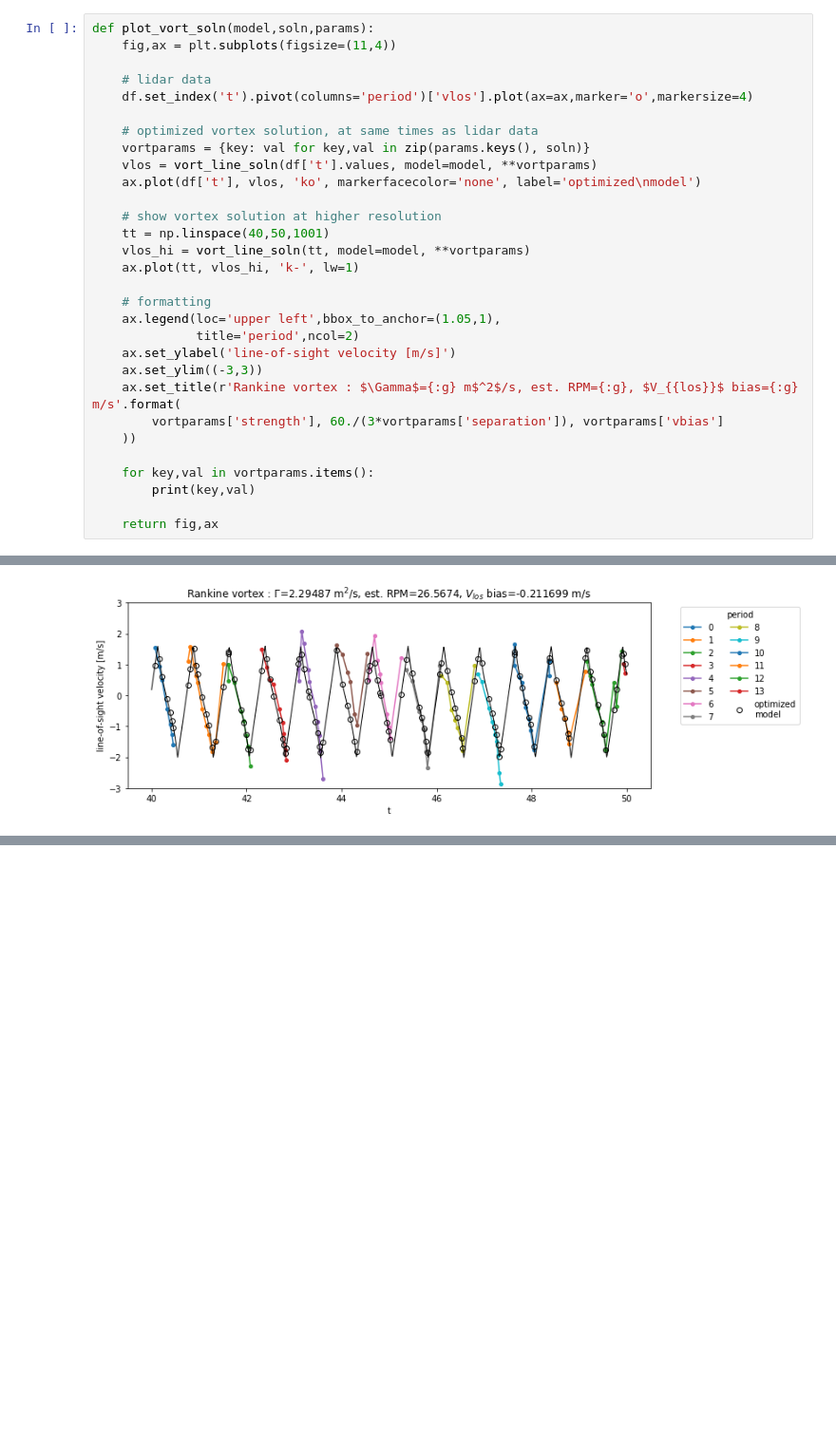
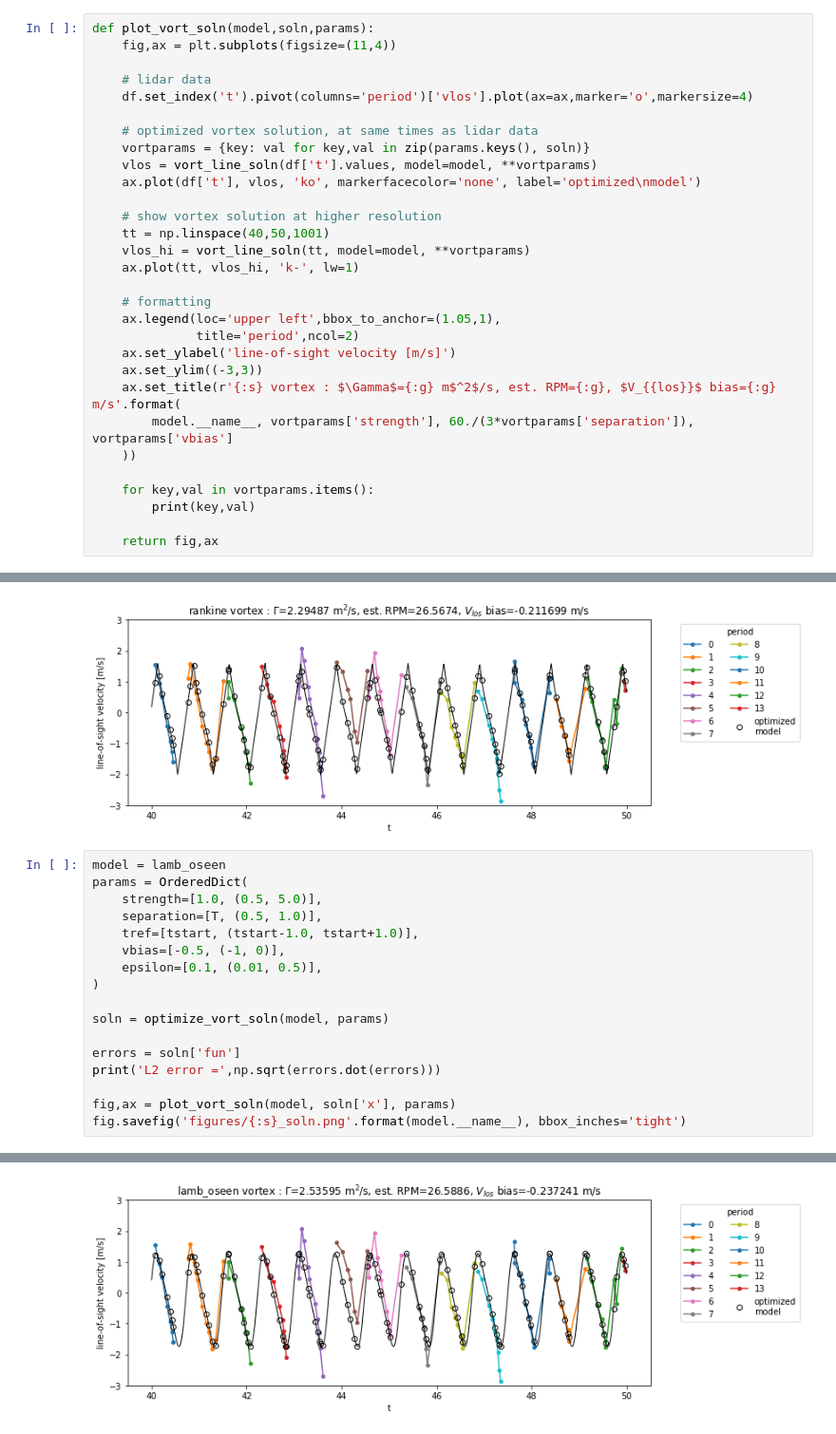
Before and after one commit to ewquon/analysis, a Jupyter notebook: WakeDynamics/V52_lidar/estimate_vortex_properties.ipynb, the cells around one changed output, grey strips where cells are left out. Shown: that part at 95% size. Saved outputs shown, nothing was run; the diff lists cells and outputs as text; blank space fills up the shorter version.

```diff
--- a/WakeDynamics/V52_lidar/estimate_vortex_properties.ipynb
+++ b/WakeDynamics/V52_lidar/estimate_vortex_properties.ipynb
@@ -183,8 +210,8 @@ def plot_vort_soln(model,soln,params):
               title='period',ncol=2)
     ax.set_ylabel('line-of-sight velocity [m/s]')
     ax.set_ylim((-3,3))
-    ax.set_title(r'Rankine vortex : $\Gamma$={:g} m$^2$/s, est. RPM={:g}, $V_{{los}}$ bias={:g} m/s'.format(
-        vortparams['strength'], 60./(3*vortparams['separation']), vortparams['vbias']
+    ax.set_title(r'{:s} vortex : $\Gamma$={:g} m$^2$/s, est. RPM={:g}, $V_{{los}}$ bias={:g} m/s'.format(
+        model.__name__, vortparams['strength'], 60./(3*vortparams['separation']), vortparams['vbias']
     ))
 
     for key,val in vortparams.items():
@@ -227,3 +254,21 @@ tref 39.96336221680052
 vbias -0.2116986781249242
 rcfrac 0.22277976212115727
 [figure]
+# %%
+model = lamb_oseen
+params = OrderedDict(
+    strength=[1.0, (0.5, 5.0)],
+    separation=[T, (0.5, 1.0)],
+    tref=[tstart, (tstart-1.0, tstart+1.0)],
+    vbias=[-0.5, (-1, 0)],
+    epsilon=[0.1, (0.01, 0.5)],
+)
+
+soln = optimize_vort_soln(model, params)
+
+errors = soln['fun']
+print('L2 error =',np.sqrt(errors.dot(errors)))
+
+fig,ax = plot_vort_soln(model, soln['x'], params)
+fig.savefig('figures/{:s}_soln.png'.format(model.__name__), bbox_inches='tight')
+# %% [output]
@@ -229,0 +292 @@ rcfrac 0.22277976212115727
+[figure, added]
```
Also changed, not shown: parts of 4 cells of this notebook.
